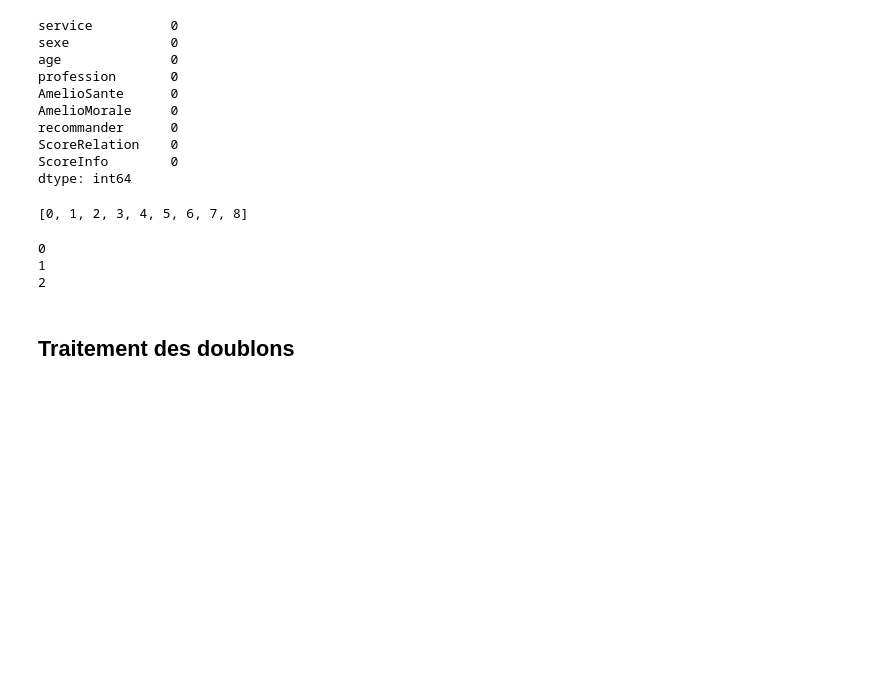
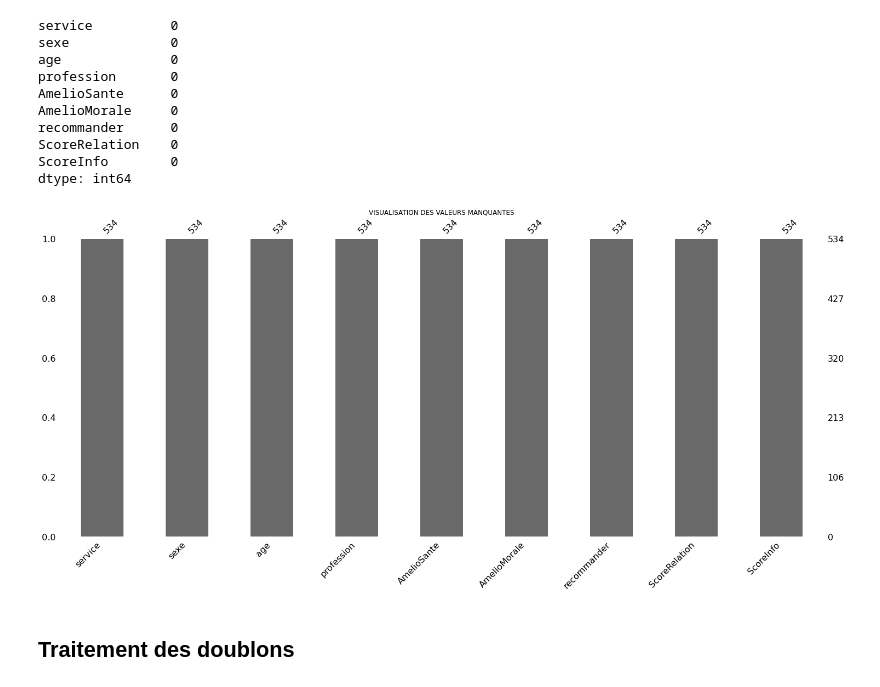
Before and after one commit to Morys1/Mini-Projets-INSSEDS, a Jupyter notebook: MiniProjet3/MiniP3.ipynb, the cells around one changed output. Drawn from its saved outputs; the diff is of its cells as text; code cells hidden in the pictures; blank space fills up the shorter version.

```diff
--- a/MiniProjet3/MiniP3.ipynb
+++ b/MiniProjet3/MiniP3.ipynb
@@ -207,21 +261,13 @@ recommander      0
 ScoreRelation    0
 ScoreInfo        0
 dtype: int64
-# %%
-j=[]
-for i in range(9):
-    i = i
-    j.append(i)
-print(j)
-# %% [output]
-[0, 1, 2, 3, 4, 5, 6, 7, 8]
-# %%
-for i in range(3):
-    print(i)
-# %% [output]
-0
-1
-2
+# %%
+# Visualisation des NaN
+msno.bar(dfSansNan)
+plt.title('VISUALISATION DES VALEURS MANQUANTES')
+plt.show()
+# %% [output]
+[figure, added]
 # %% [markdown]
 ## Traitement des doublons
 # %%
```
Also changed, not shown: parts of 73 cells of this notebook.
